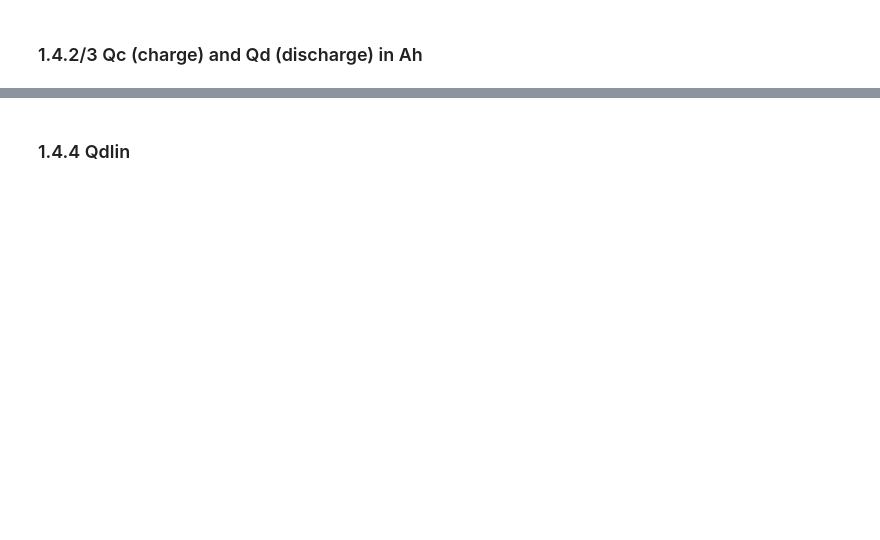
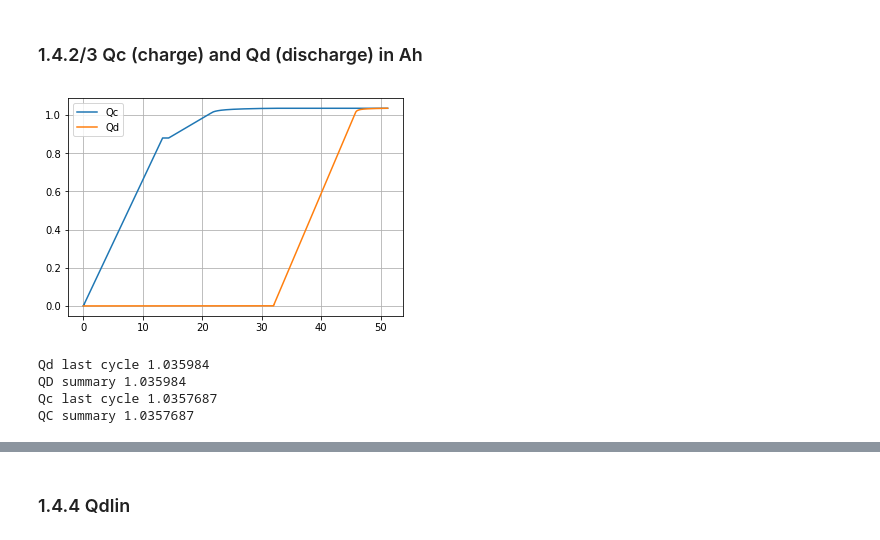
Before and after one commit to rdbraatz/data-driven-prediction-of-battery-cycle-life-before-capacity-degradation, a Jupyter notebook: LoadData_withDescription.ipynb, the cells around one changed output, grey strips where cells are left out. Drawn from its saved outputs; the diff is of its cells as text; code cells hidden in the pictures; blank space fills up the shorter version.

```diff
--- a/LoadData_withDescription.ipynb
+++ b/LoadData_withDescription.ipynb
@@ -137,15 +258,27 @@ plt.show()
 # %% [markdown]
 ### 1.4.2/3 Qc (charge) and Qd (discharge) in Ah
 # %%
-plt.plot(batch1["b1c0"]["cycles"]["1054"]["t"], batch1["b1c0"]["cycles"]["1054"]["Qc"], label="Qc")
-plt.plot(batch1["b1c0"]["cycles"]["1054"]["t"], batch1["b1c0"]["cycles"]["1054"]["Qd"], label="Qd")
+cycle = batch1["b1c0"]["cycles"]["1054"]
+
+# Note: timescale t is "global" for both Qc and Qd --> Discharge starts at around 32 minutes.
+plt.plot(cycle["t"], cycle["Qc"], label="Qc")
+plt.plot(cycle["t"], cycle["Qd"], label="Qd")
 plt.grid()
 plt.legend()
 plt.show()
+# %% [output]
+[figure, added]
 # %%
 # Last Cycle Measurements are recorded in Summary for Cell Cycle
-print('Qd last cycle', batch1["b1c0"]["cycles"]["1054"]["Qd"][-1])
+cycle = batch1["b1c0"]["cycles"]["1054"]
+
+print('Qd last cycle', cycle["Qd"][-1])
 print('QD summary', batch1["b1c0"]["summary"]["QD"][1054])
-print('Qc last cycle', batch1["b1c0"]["cycles"]["1054"]["Qc"][-1])
+print('Qc last cycle', cycle["Qc"][-1])
 print('QC summary', batch1["b1c0"]["summary"]["QC"][1054])
+# %% [output]
+Qd last cycle 1.035984
+QD summary 1.035984
+Qc last cycle 1.0357687
+QC summary 1.0357687
 # %%
```
Also changed, not shown: parts of 43 cells of this notebook.
